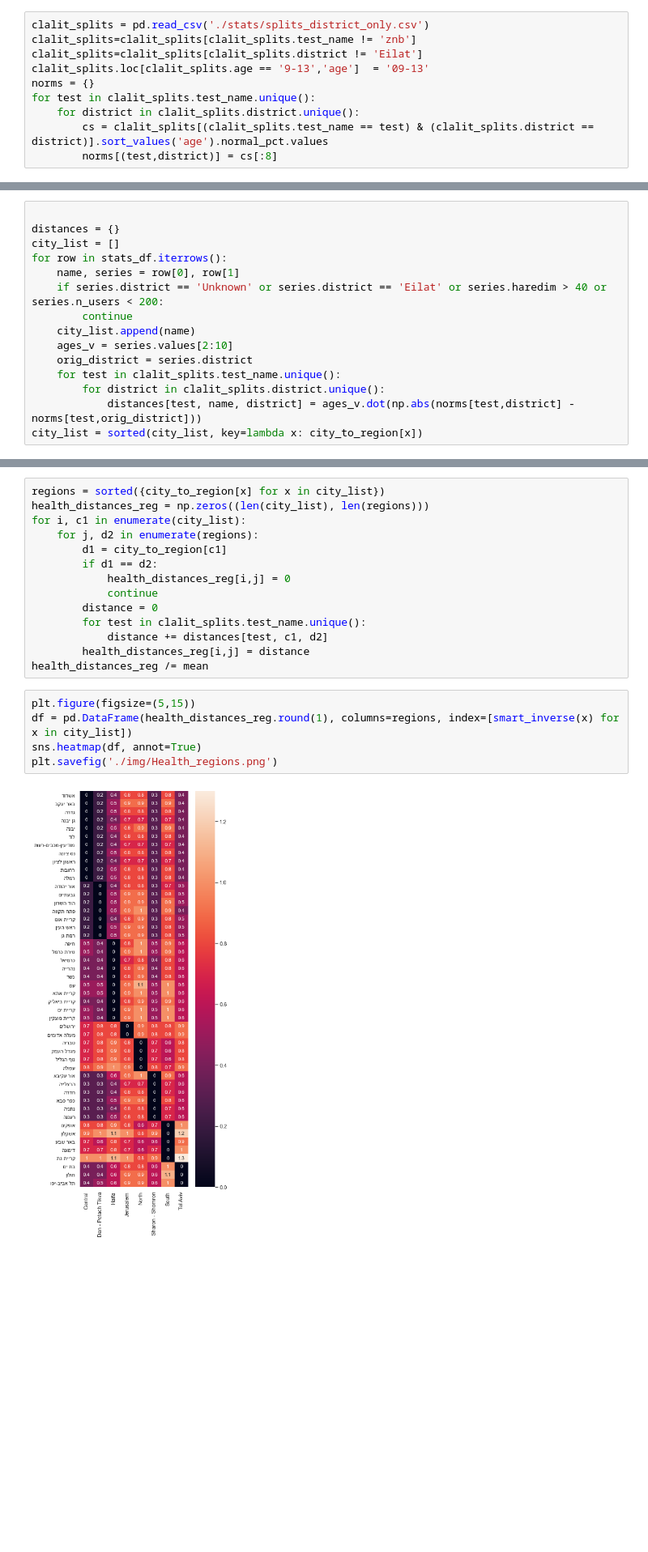
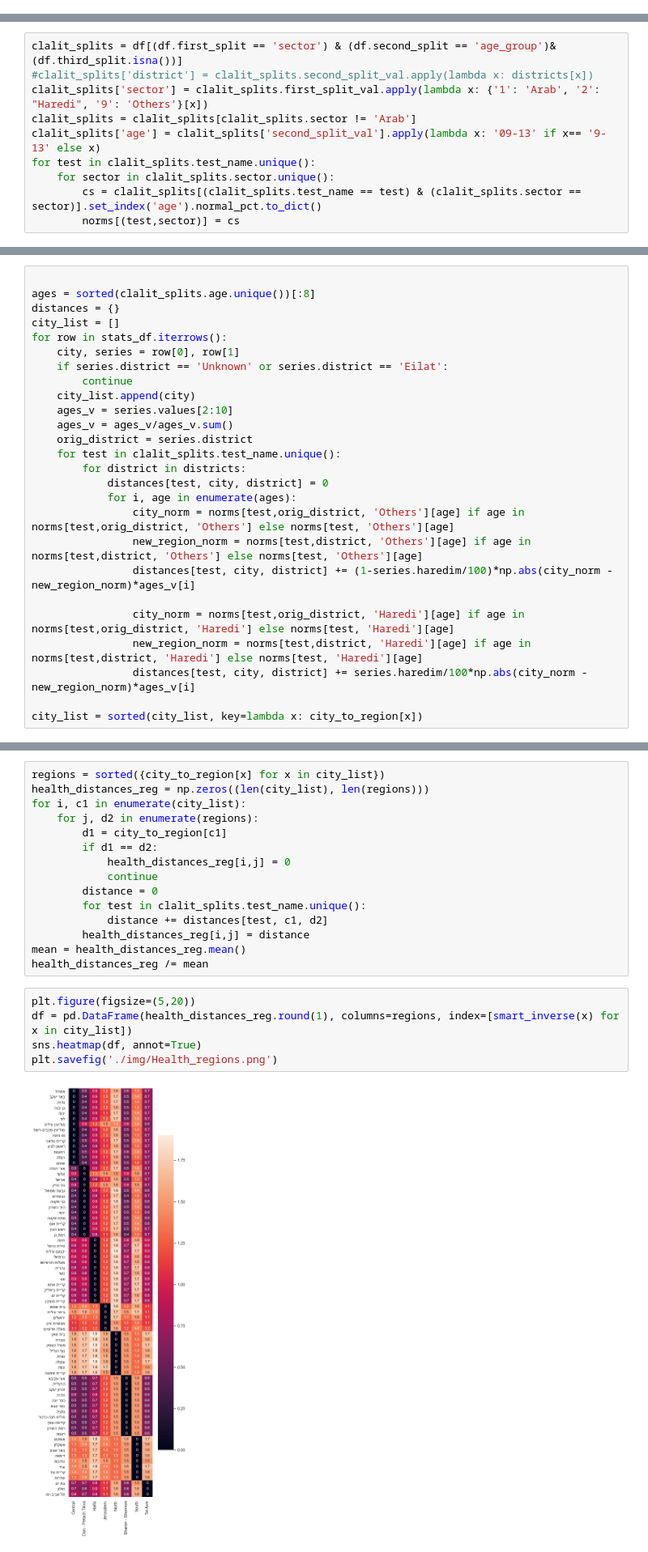
Before and after one commit to shtota/ExplainableClustering, a Jupyter notebook: Strauss.ipynb, the cells around one changed output, grey strips where cells are left out. Shown at 81% size. Drawn from its saved outputs; the diff is of its cells as text; blank space fills up the shorter version.

```diff
--- a/Strauss.ipynb
+++ b/Strauss.ipynb
@@ -234,13 +211,3 @@ writer.close()
 %tensorboard --logdir=tensorboard"""
 # %% [markdown]
 # Clalit data
-# %%
-clalit_splits = pd.read_csv('./stats/splits_district_only.csv')
-clalit_splits=clalit_splits[clalit_splits.test_name != 'znb']
-clalit_splits=clalit_splits[clalit_splits.district != 'Eilat']
-clalit_splits.loc[clalit_splits.age == '9-13','age']  = '09-13'
-norms = {}
-for test in clalit_splits.test_name.unique():
-    for district in clalit_splits.district.unique():
-        cs = clalit_splits[(clalit_splits.test_name == test) & (clalit_splits.district == district)].sort_values('age').normal_pct.values
-        norms[(test,district)] = cs[:8]
@@ -256,0 +254,10 @@ stats_df.head()
+# %%
+clalit_splits = df[(df.first_split == 'sector') & (df.second_split == 'age_group')& (df.third_split.isna())]
+#clalit_splits['district'] = clalit_splits.second_split_val.apply(lambda x: districts[x])
+clalit_splits['sector'] = clalit_splits.first_split_val.apply(lambda x: {'1': 'Arab', '2': "Haredi", '9': 'Others'}[x])
+clalit_splits = clalit_splits[clalit_splits.sector != 'Arab']
+clalit_splits['age'] = clalit_splits['second_split_val'].apply(lambda x: '09-13' if x== '9-13' else x)
+for test in clalit_splits.test_name.unique():
+    for sector in clalit_splits.sector.unique():
+        cs = clalit_splits[(clalit_splits.test_name == test) & (clalit_splits.sector == sector)].set_index('age').normal_pct.to_dict()
+        norms[(test,sector)] = cs
@@ -257,17 +270,28 @@ stats_df.head()
 # %%
 
+ages = sorted(clalit_splits.age.unique())[:8]
 distances = {}
 city_list = []
 for row in stats_df.iterrows():
-    name, series = row[0], row[1]
-    if series.district == 'Unknown' or series.district == 'Eilat' or series.haredim > 40 or series.n_users < 200:
+    city, series = row[0], row[1]
+    if series.district == 'Unknown' or series.district == 'Eilat':
         continue
-    city_list.append(name)
+    city_list.append(city)
     ages_v = series.values[2:10]
+    ages_v = ages_v/ages_v.sum()
     orig_district = series.district
     for test in clalit_splits.test_name.unique():
-        for district in clalit_splits.district.unique():
-            distances[test, name, district] = ages_v.dot(np.abs(norms[test,district] - norms[test,orig_district]))
+        for district in districts:
+            distances[test, city, district] = 0
+            for i, age in enumerate(ages):
+                city_norm = norms[test,orig_district, 'Others'][age] if age in norms[test,orig_district, 'Others'] else norms[test, 'Others'][age]
+                new_region_norm = norms[test,district, 'Others'][age] if age in norms[test,district, 'Others'] else norms[test, 'Others'][age]
+                distances[test, city, district] += (1-series.haredim/100)*np.abs(city_norm - new_region_norm)*ages_v[i]
+
+                city_norm = norms[test,orig_district, 'Haredi'][age] if age in norms[test,orig_district, 'Haredi'] else norms[test, 'Haredi'][age]
+                new_region_norm = norms[test,district, 'Haredi'][age] if age in norms[test,district, 'Haredi'] else norms[test, 'Haredi'][age]
+                distances[test, city, district] += series.haredim/100*np.abs(city_norm - new_region_norm)*ages_v[i]
+
 city_list = sorted(city_list, key=lambda x: city_to_region[x])
 # %%
 
@@ -326,14 +346,15 @@ for i, c1 in enumerate(city_list):
         for test in clalit_splits.test_name.unique():
             distance += distances[test, c1, d2]
         health_distances_reg[i,j] = distance
+mean = health_distances_reg.mean()
 health_distances_reg /= mean
 # %%
-plt.figure(figsize=(5,15))
+plt.figure(figsize=(5,20))
 df = pd.DataFrame(health_distances_reg.round(1), columns=regions, index=[smart_inverse(x) for x in city_list])
 sns.heatmap(df, annot=True)
 plt.savefig('./img/Health_regions.png')
 # %% [output]
-[figure, old version]
+[figure, new version]
 # %%
 plt.figure(figsize=(20,20))
 df = pd.DataFrame(health_distances.round(1), columns=[smart_inverse(x) for x in city_list], index=[smart_inverse(x) for x in city_list])
```
Also changed, not shown: parts of 22 cells of this notebook, 2 other files.
